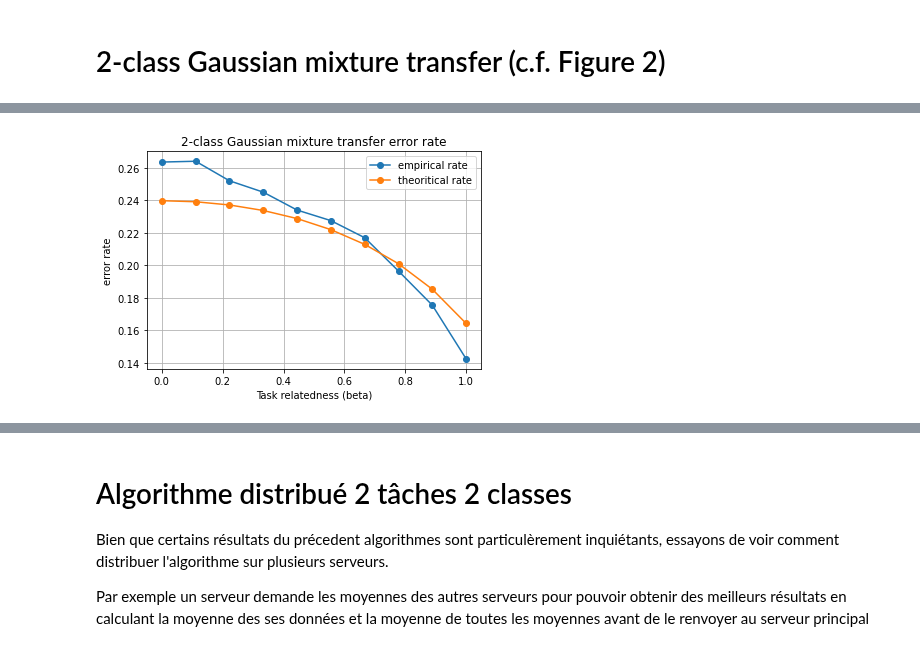
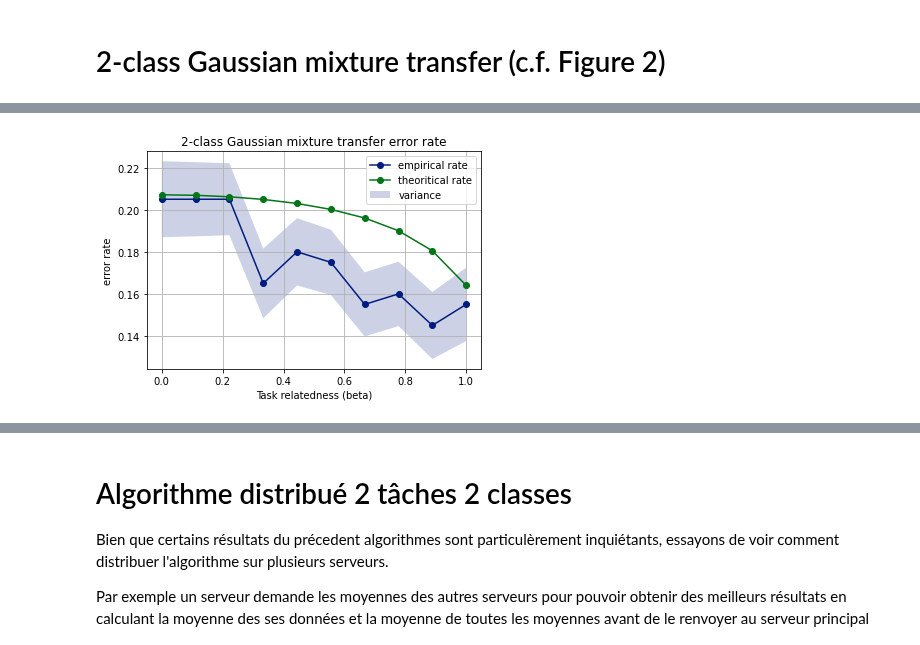
Before and after one commit to Sami-fak/DistributedMTLSPCA, a Jupyter notebook: binary-based_MTL.ipynb, the cells around one changed output, grey strips where cells are left out. Saved outputs shown, nothing was run; the diff lists cells and outputs as text; code cells hidden in the pictures.

```diff
--- a/binary-based_MTL.ipynb
+++ b/binary-based_MTL.ipynb
@@ -156,7 +156,7 @@ def true_mean(M, p, nb_tasks, nb_classes):
     true_M = np.empty((nb_tasks*nb_classes, p))
     for t in range(nb_tasks):
         for l in range(nb_classes):
-            mean = np.reshape(M[t][l], (100,))
+            mean = np.reshape(M[t][l], (p,))
             true_M[t*nb_tasks+l] = mean
 
     return np.transpose(true_M)
@@ -384,16 +384,27 @@ def debug_histogram(V, X_test, n_t):
     plt.show()
 # %% [markdown]
 # 2-class Gaussian mixture transfer (c.f. Figure 2)
+# %%
+from time import time
+plt.style.use('seaborn-dark-palette')
 # %%
+# %%prun -s cumulative
+# profiling
 n = 2100
 p = 100
 m = 2
 t = 2
 beta = np.linspace(0,1,10)
-n_t = [[1000,1000], [50,50]]
-n_t_test = [[1000, 1000]]
+n_t = [[1000,1000], [100, 100]]
+n_t_test = [[100, 100]]
 nt = sum(n_t_test[0])
-emp_rate, th_rate = [], []
+# la liste temps comprendra le temps pour le training, le calcul de M et y et le temps d'inférence
+emp_rate, th_rate, var, relative_error_rate = [], [], [], []
+
+temps_MM = []
+temps_estim = []
+temps_inference = []
+
 for b in beta:
     # on crée les données synthétiques
     M = mean_matrix(b, p, 100)
@@ -406,46 +417,71 @@ for b in beta:
 #     X_train, X_test, n_t_train, n_t_test = train_test_split_data(X, 0.8, t, m)
 #     y = create_labels(t,m)
 
+# DEBUG
+    #MM1, diag1 = empirical_mean_old(1, m, X, p, [n_t[0]])
     # On calcule les moyennes empiriques
+
+    t0 = time()
     MM = empirical_mean(t, m, X, p, n_t)
-    M_true = true_mean(M, p, t, m)
-    print("MTM : ")
-    print(MM)
-    MM_true = M_true.T@M_true
-#     print(MM)
+    temps_MM.append(time() - t0)
+    # On time le calcul de MTM
+
+    t0 = time()
     c = estimate_c(n_t, n, t, m)
     c0 = p/n
     Dc = np.diag(c)
-#     print("c = ", c)
-#     print("Correlation Matrix : ")
     correlation_matrix = compute_M_cal(n, p, Dc, MM, display=False)
+    y = label_evaluation(t,m,Dc,MM, c0)
+    temps_estim.append(time() - t0)
+    # On time l'estimation de y, M, et c
+
+    M_true = true_mean(M, p, t, m)
+    MM_true = M_true.T@M_true
     correlation_matrix_true = compute_M_cal(n, p, Dc, MM_true, display=False)
     matprint(correlation_matrix_true)
-    y = label_evaluation(t,m,Dc,MM, c0)
     y_true = label_evaluation(t,m,Dc,MM_true, c0)
-    print("y = ")
-    matprint(y)
+#     print("y = ")
+#     matprint(y)
     X = normalisation(X, p)
     X_test = normalisation(X_test, p)
     X_train_aggregated = aggregate_array(X, p, n, t, m)
     X_test_aggregated = aggregate_array(X_test, p, nt, 1, m)
     J = create_J(m, t, n, n_t)
 
+    t0 = time()
     V = compute_V(y, X_train_aggregated, J, n)
+    temps_inference.append(time() - t0)
+    # On time le temps d'inférence
+
     V_true = compute_V(y_true, X_train_aggregated, J, n)
 #     debug_histogram(V_true, X_test_aggregated, n_t_test)
 #     print("V = ")
-#     print(V)
+    VTX = V.T@X_test_aggregated
+    var.append(np.var(VTX))
+
+    # pour l'instant pas vraiment utilisé
     m_t = create_mt(t, m, y, Dc, correlation_matrix)
     m_t_true = create_mt(t, m, y_true, Dc, correlation_matrix_true)
 
-    emp_rate.append(compute_error_rate(X_test, V, m_t, 1, m, n_t_test, Dc, c0))
-    th_rate.append(error_rate(t, m,  Dc, MM_true, c0)[0][0])
+    erreur_empirique = compute_error_rate(X_test, V, m_t, 1, m, n_t_test, Dc, c0)
+    erreur_theorique = error_rate(t, m,  Dc, MM_true, c0)[0][0]
+    emp_rate.append(erreur_empirique)
+    th_rate.append(erreur_theorique)
+    relative_error_rate.append(abs(erreur_empirique - erreur_theorique)/erreur_theorique)
 
     print(emp_rate, th_rate)
 
+erreur_relative_moy = np.mean(relative_error_rate)
+print(f"Erreur relative moyenne pour n={n} et p={p}, moyennée sur 10 simulations")
+print(erreur_relative_moy)
+
+print(f"Temps moyen pour (resp.) le calcul des produits scalaires entre moyennes empiriques, l'estimation de M cursive, c et les labels optimaux y, et l'inférence : {np.mean(temps_MM)}, {np.mean(temps_estim)}, {np.mean(temps_inference)}")
+
+lower = np.array(emp_rate) - np.array(var)
+upper = np.array(emp_rate) + np.array(var)
 plt.plot(beta, emp_rate, '-o', label='empirical rate')
 plt.plot(beta, th_rate, '-o', label='theoritical rate')
+plt.fill_between(beta, lower, upper, alpha=0.2, label="variance")
 plt.legend()
 plt.title("2-class Gaussian mixture transfer error rate")
 plt.xlabel("Task relatedness (beta)")
@@ -473 +509 @@ arg q-func :
-[figure, old version]
+[figure, new version]
```
Also changed, not shown: parts of 13 cells of this notebook.
